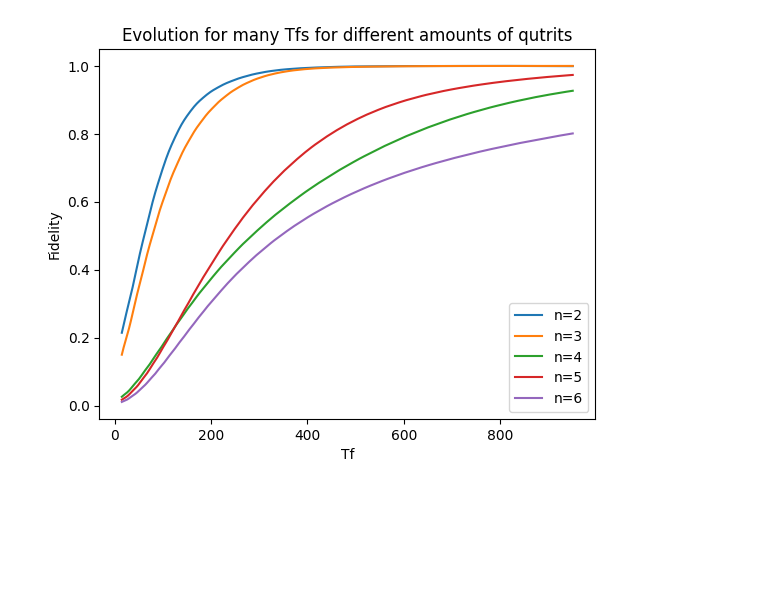
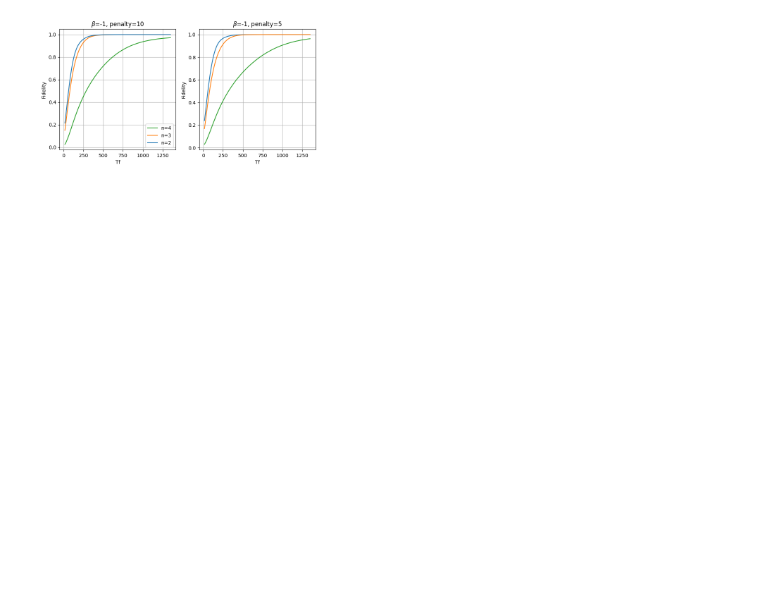
Before and after one commit to Secretmud/zermelos-navigation-problem, a Jupyter notebook: src/Plots.ipynb, the cells around one changed output. Drawn from its saved outputs; the diff is of its cells as text; code cells hidden in the pictures; blank space fills up the shorter version.

Commit message:
More plotting utils. Makes it easier to do plots. Saving more data, and doing it a more secure way

```diff
--- a/src/Plots.ipynb
+++ b/src/Plots.ipynb
@@ -1,29 +1,92 @@
 # %%
 import matplotlib.pyplot as plt
+from dataclasses import dataclass
 import pandas as pd
 import numpy as np
 import ast
+import pathlib
 
-df = pd.read_csv("fids2.csv")
+p = pathlib.Path("data")
 
-nsteps = 500
-T_0 = 15
-T_f = 950
+@dataclass
+class FidelityData:
+    steps: int
+    beta: int
+    T_0: int
+    T_f: int
+    penalty: int
+    data: dict  # number -> numpy array
 
-ts = np.linspace(T_0, T_f, nsteps)
-df['array'] = df['array'].apply(ast.literal_eval)
+data_dict = {}
 
-plt.figure()
-for i in range(len(df)):
-    arr = np.asarray(df['array'][i])
+for file_path in p.glob("**/*.csv"):
+    file_name = file_path.name
 
-    plt.plot(ts, arr, label=f"n={df['n'][i]}")
+    # Parse metadata from filename
+    parts = file_name.replace(".csv", "").split("_")
+    meta = FidelityData(
+        steps=int(parts[0]),
+        beta=int(parts[1]),
+        T_0=int(parts[2]),
+        T_f=int(parts[3]),
+        penalty=int(parts[4]),
+        data={}
+    )
 
-plt.title("Evolution for many Tfs for different amounts of qutrits")
-plt.ylabel("Fidelity")
-plt.xlabel("Tf")
-plt.legend()
-plt.savefig("comparison.pdf")
+    # Read CSV properly
+    df = pd.read_csv(file_path, header=None, names=["key", "array"])
+
+    for _, row in df.iterrows():
+        meta.data[int(row["key"])] = np.asarray(
+            ast.literal_eval(row["array"])
+        )
+
+    data_dict[file_name] = meta
+
+# Step 1: Collect all unique n values across all files for consistent coloring
+all_n = set()
+for meta in data_dict.values():
+    all_n.update(meta.data.keys())
+all_n = sorted(all_n)
+
+cmap = plt.get_cmap("tab10")  # up to 10 colors; use tab20 if needed
+n_to_color = {n: cmap(i % cmap.N) for i, n in enumerate(all_n)}
+
+# Step 2: Prepare the 4x4 grid
+files = list(data_dict.keys())
+n_plots = len(files)
+nrows, ncols = 4, 4
+
+fig, axes = plt.subplots(nrows, ncols, figsize=(16, 16))
+axes = axes.flatten()  # flatten for easy iteration
+
+for ax, file_name in zip(axes, files):
+    meta = data_dict[file_name]
+    T_0, T_f, nsteps = meta.T_0, meta.T_f, meta.steps
+    ts = np.linspace(T_0, T_f, nsteps)
+
+    for key, arr in meta.data.items():
+        if len(arr) != len(ts):
+            raise ValueError(
+                f"Length mismatch in {file_name}: ts={len(ts)}, array={len(arr)}"
+            )
+        ax.plot(ts, arr, label=f"n={key}", color=n_to_color[key])
+
+    ax.set_title(rf"$\beta$={meta.beta}, penalty={meta.penalty}")
+    ax.set_xlabel("Tf")
+    ax.set_ylabel("Fidelity")
+    ax.grid(True)
+
+    # Show legend only in the first subplot for clarity
+    if ax == axes[0]:
+        ax.legend()
+
+# Hide any unused subplots
+for ax in axes[n_plots:]:
+    ax.axis("off")
+
+plt.tight_layout()
+plt.savefig("all_plots_4x4.pdf")
 plt.show()
 # %% [output]
-[figure, old version]
+[figure, new version]
```
Also changed, not shown: 4 other files.
